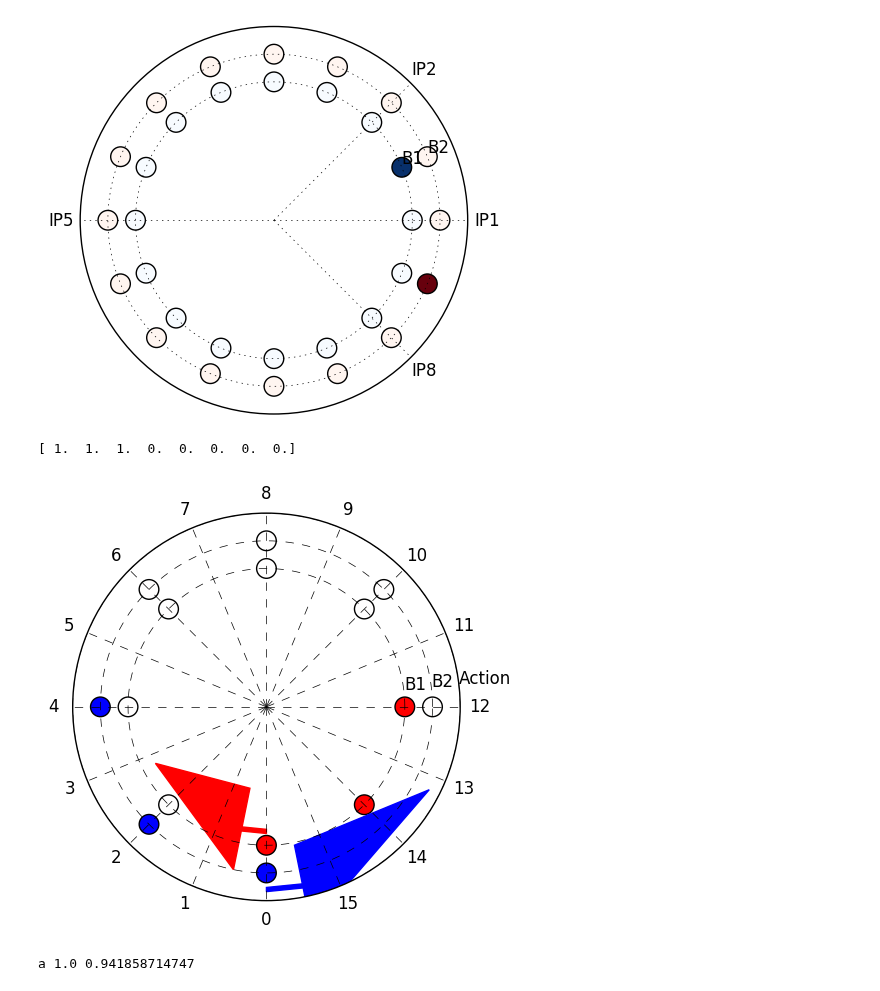
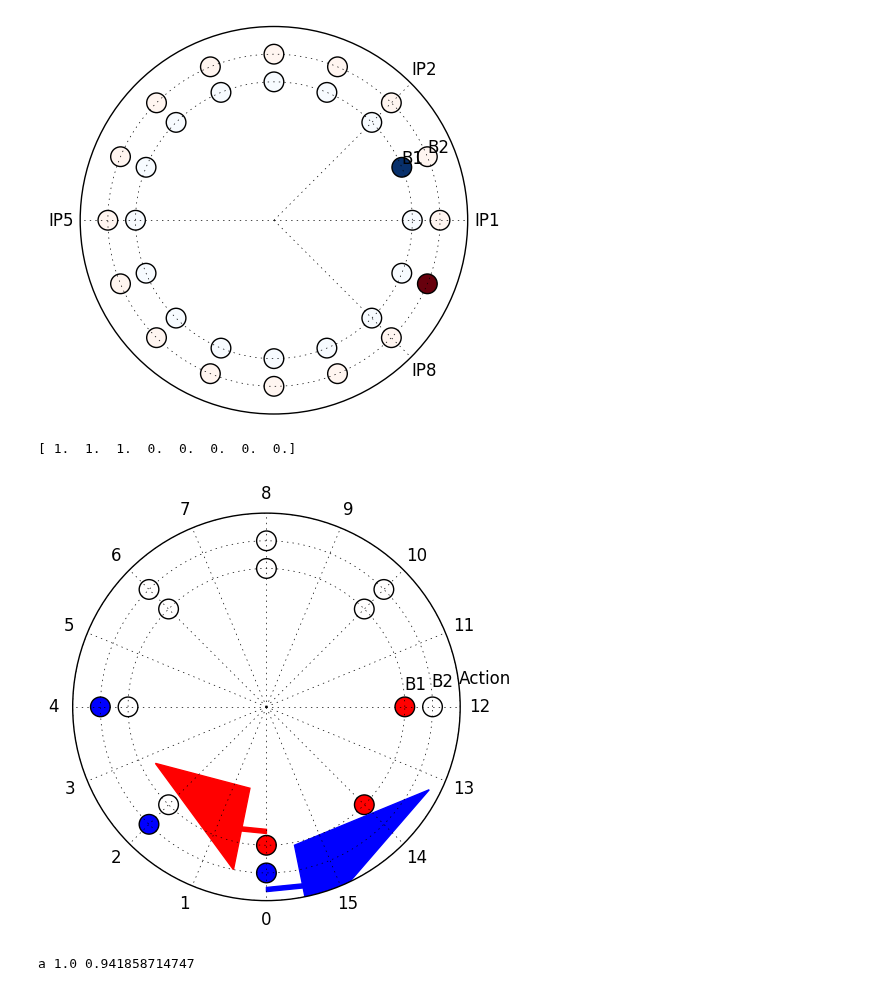
Before and after one commit to sondrevf/Ipython_Cern, a Jupyter notebook: 02_COMBIp/COMBIp_scheduling.ipynb, the cells around one changed output. Cells and saved outputs as stored; diff of their text form; code cells hidden in the pictures.

```diff
--- a/02_COMBIp/COMBIp_scheduling.ipynb
+++ b/02_COMBIp/COMBIp_scheduling.ipynb
@@ -60,35 +60,37 @@ print(B1)
 # %%
 pi2 = np.pi*2
 Slots = 8
 Actions = 2*Slots
 shift = 1.5*np.pi
 ang = pi2*np.linspace(0,1,Slots,endpoint=False)
 B1 = np.zeros(Slots)
 B2 = np.zeros(Slots)
 B1[0:3] = 1
 B2[0:3] = -1
 B1_r = 1
 B2_r = 1.2
 A_r = 1.4
 
 # ang+=pi2/Slots
 
 plt.figure()
 ax = plt.subplot(111, projection='polar')
 ax.scatter(shift + ang,np.ones_like(ang)*B1_r,c = B1,edgecolors='k',s=200,cmap='bwr',vmin=-1, vmax=1)
 ax.scatter(shift - ang,np.ones_like(ang)*B2_r,c = B2,edgecolors='k',s=200,cmap='bwr',vmin=-1, vmax=1)
 ax.set_xticks(np.pi*np.arange(2*Slots)/Slots + shift)  ;   ax.set_xticklabels((Actions-np.arange(Actions))%Actions)
 ax.set_rlabel_position(45/Slots)
 ax.set_yticks([B1_r,B2_r,A_r])  ;  ax.set_yticklabels(['B1','B2','Action'])
-plt.grid(linestyle='--')
+plt.grid(linestyle=':')
 ax.arrow(shift,B1_r*.9,-.2,0,width=.03,color='r')
 ax.arrow(shift,B2_r*1.1,.2,0,width=.03,color='b')
 
 ax.set_rmax(1.4)
 print(B1)
+
+#Plot works better at laptop...
 # %% [output]
 [ 1.  1.  1.  0.  0.  0.  0.  0.]
-[figure, old version]
+[figure, new version]
 # %%
 def pcolor_edges(x,y):
     dx = x[1]-x[0]
```
